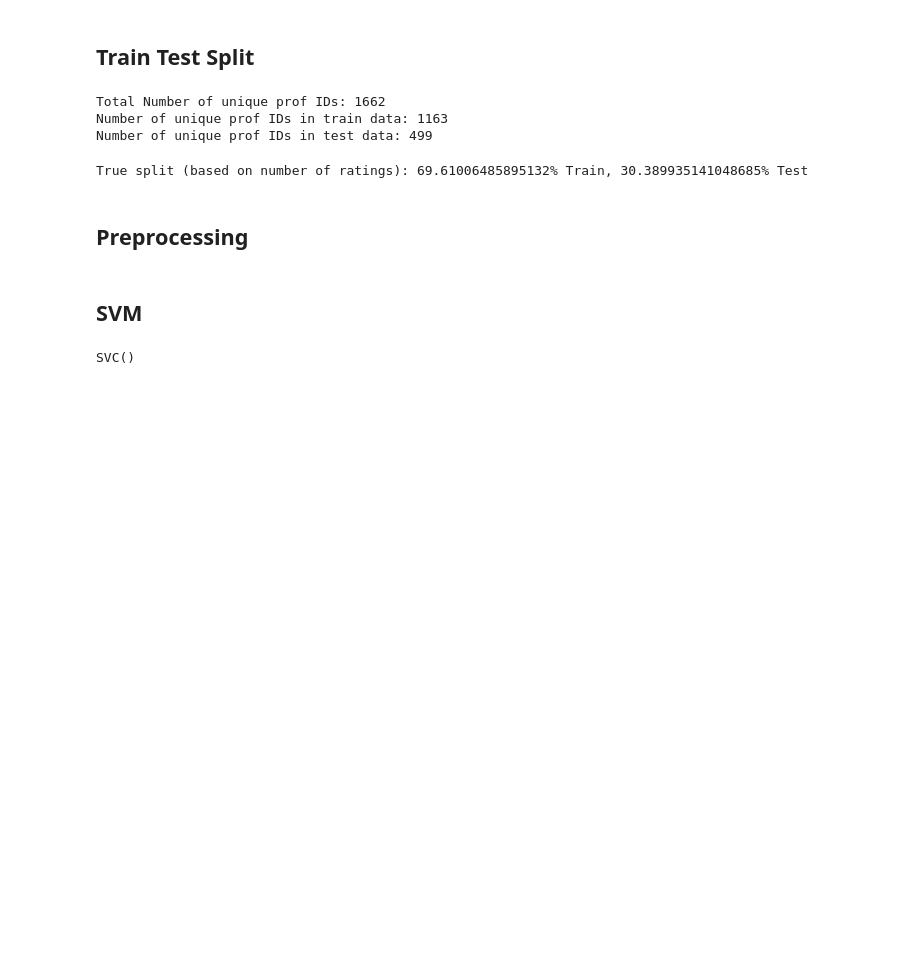
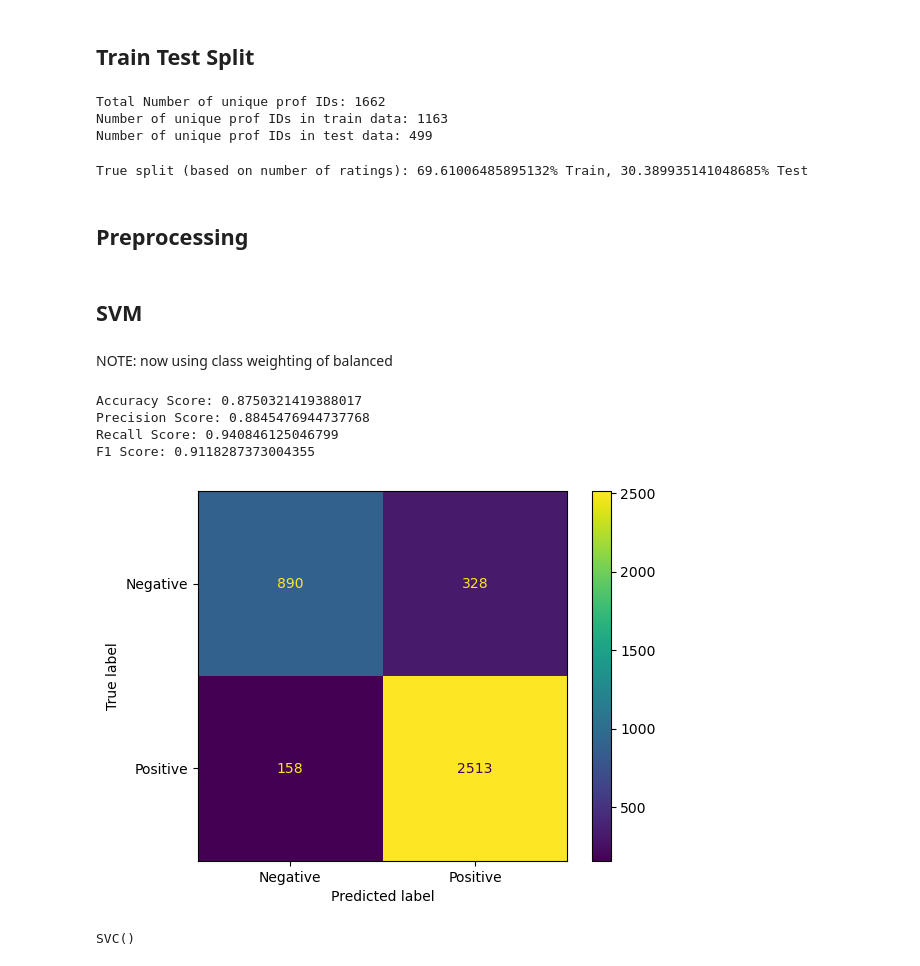
Before and after one commit to RandumbPurson/ratemyprof-sentiment, a Jupyter notebook: svm_model.ipynb, the cells around one changed output. Drawn from its saved outputs; the diff is of its cells as text; code cells hidden in the pictures; blank space fills up the shorter version.

```diff
--- a/svm_model.ipynb
+++ b/svm_model.ipynb
@@ -176,3 +191,25 @@ X_test_vect = vectorizer.transform(X_test)
+# %% [markdown]
+NOTE: now using class weighting of balanced
+# %%
+def experiment(X_train, y_train, X_test, y_test, svc = SVC(class_weight="balanced")):
+    np.random.seed(12345)
+    svc.fit(X_train,y_train)
+    y_test_pred = svc.predict(X_test)
+    print(f'Accuracy Score: {accuracy_score(y_test, y_test_pred)}')
+    print(f'Precision Score: {precision_score(y_test, y_test_pred)}')
+    print(f'Recall Score: {recall_score(y_test, y_test_pred)}')
+    print(f'F1 Score: {f1_score(y_test, y_test_pred)}')
+    cm = confusion_matrix(y_test, y_test_pred)
+    disp = ConfusionMatrixDisplay(confusion_matrix=cm, display_labels=["Negative", "Positive"])
+    disp.plot()
+# %%
+experiment(X_train_vect, y_train, X_test_vect, y_test)
+# %% [output]
+Accuracy Score: 0.8750321419388017
+Precision Score: 0.8845476944737768
+Recall Score: 0.940846125046799
+F1 Score: 0.9118287373004355
+[figure, added]
 # %%
 svc = SVC()
 # %%
```
Also changed, not shown: parts of 9 cells of this notebook, 1 other file.
